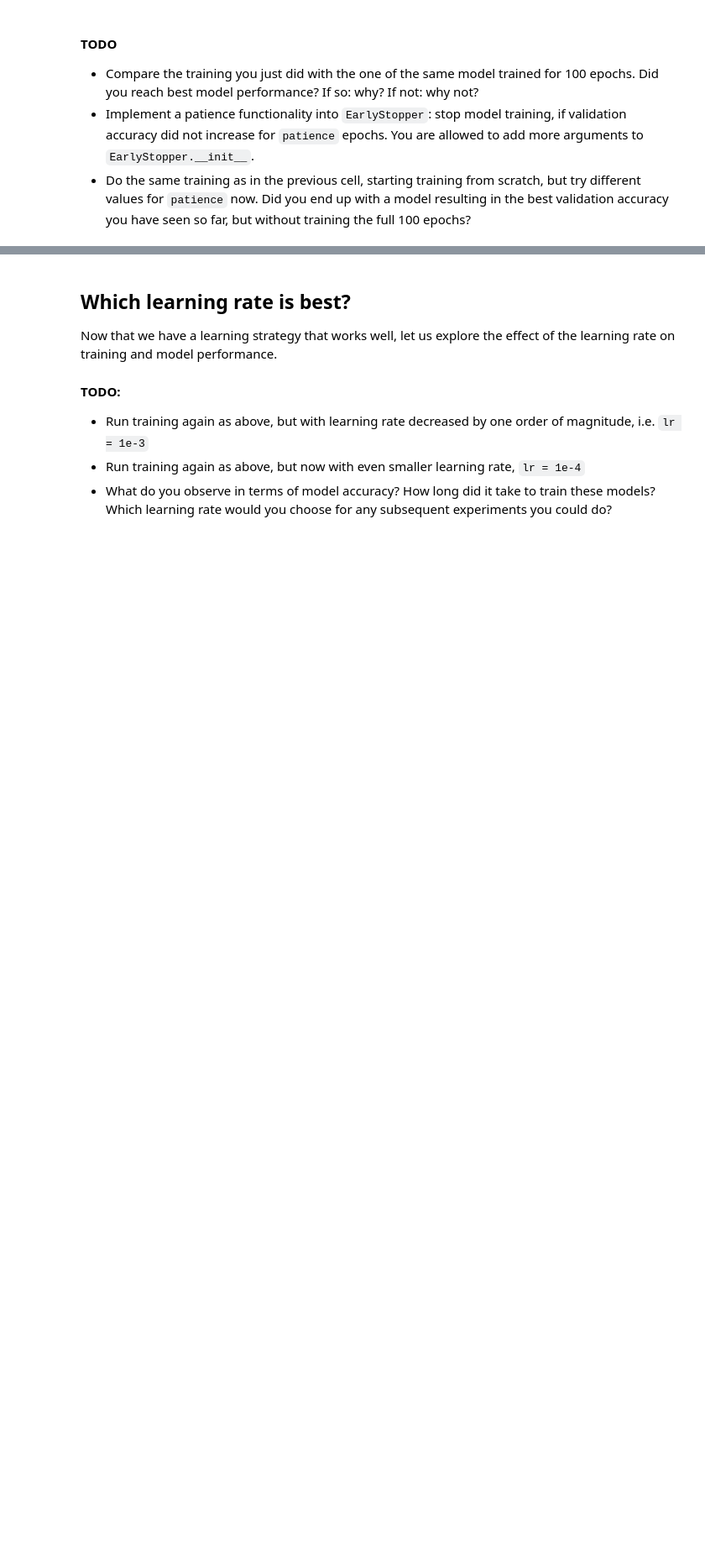
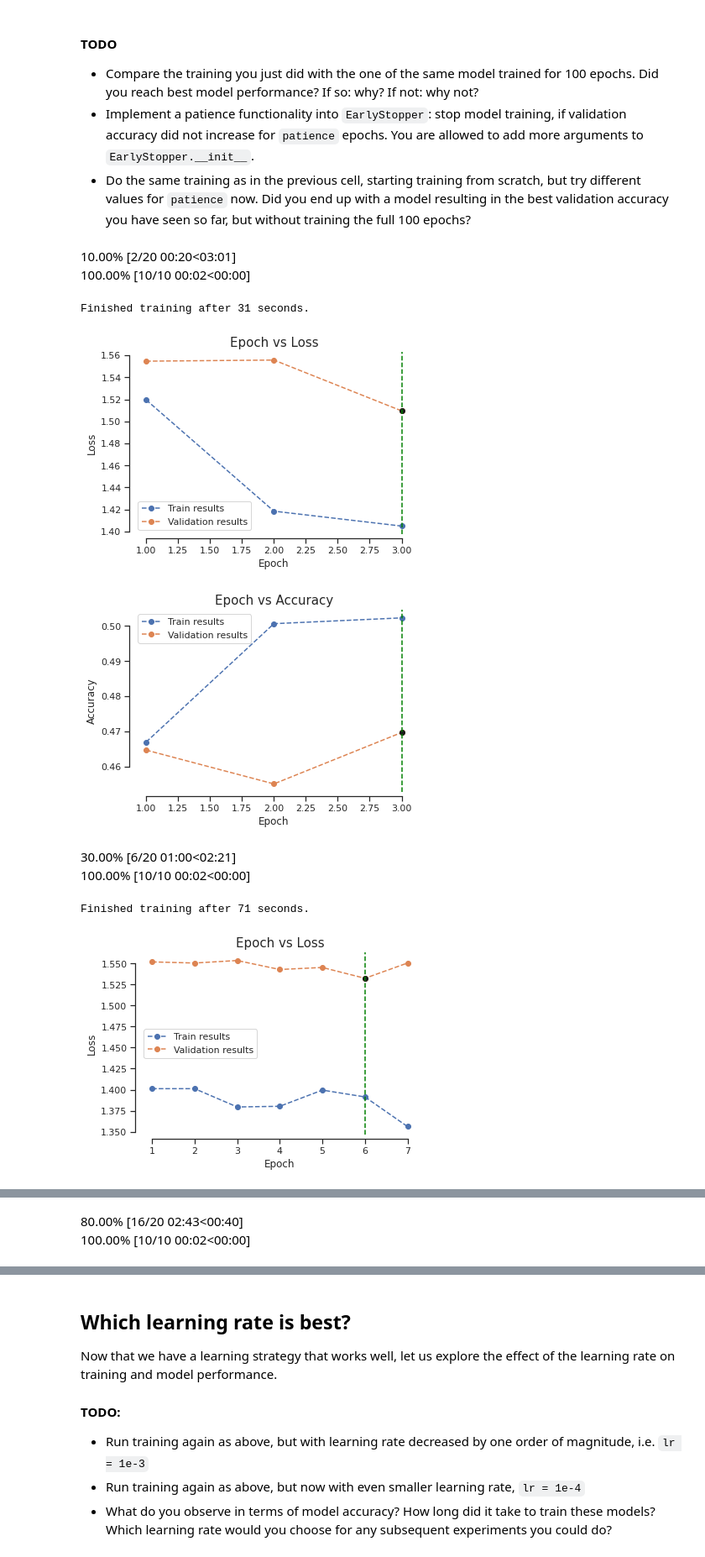
Before and after one commit to adjr2/deep_learning, a Jupyter notebook: Ex2_2022.ipynb, the cells around one changed output, grey strips where cells are left out. Shown at 84% size. Drawn from its saved outputs; the diff is of its cells as text; code cells hidden in the pictures; blank space fills up the shorter version.

```diff
--- a/Ex2_2022.ipynb
+++ b/Ex2_2022.ipynb
@@ -830,29 +832,39 @@ Finished training after 49 seconds.
 # %%
 ####################
 ## YOUR CODE HERE ##
 ####################
 
-num_epochs=5 #100
+num_epochs=20 #100
 
 lr = 1e-2
 optimizer = torch.optim.Adam(model.parameters(), lr=lr)
 loss_function = torch.nn.CrossEntropyLoss()
 
 train_dataloader = trainloader
 val_dataloader = valloader
 device = 'cuda'
 
-early_stopping = EarlyStopper()
+for i in [1,2,5,10]:
+  early_stopping = EarlyStopper(path='checkpoint.pt', patience=i)
 
-for i in [1,2,5,10]:
   train_losses, val_losses, train_accs, val_accs, confusion_matrix = run_training(model,
                                                                                   optimizer,
                                                                                   loss_function,
                                                                                   device,
                                                                                   num_epochs,
                                                                                   train_dataloader,
                                                                                   val_dataloader,
                                                                                   early_stopping)
 
   plot("Epoch vs Loss", "Loss", train_losses, val_losses,'linear',None,(min(val_losses),val_losses.index(min(val_losses))+1))
   plot("Epoch vs Accuracy", "Accuracy", train_accs, val_accs,'linear',None,(max(val_accs),val_accs.index(max(val_accs))+1))
+# %% [output]
+10.00% [2/20 00:20<03:01]
+100.00% [10/10 00:02<00:00]
+Finished training after 31 seconds.
+[figure, added]
+[figure, added]
+30.00% [6/20 01:00<02:21]
+100.00% [10/10 00:02<00:00]
+Finished training after 71 seconds.
+[figure, added]
@@ -858,0 +872,2 @@ for i in [1,2,5,10]:
+80.00% [16/20 02:43<00:40]
+100.00% [10/10 00:02<00:00]
```
Also changed, not shown: parts of 12 cells of this notebook.
